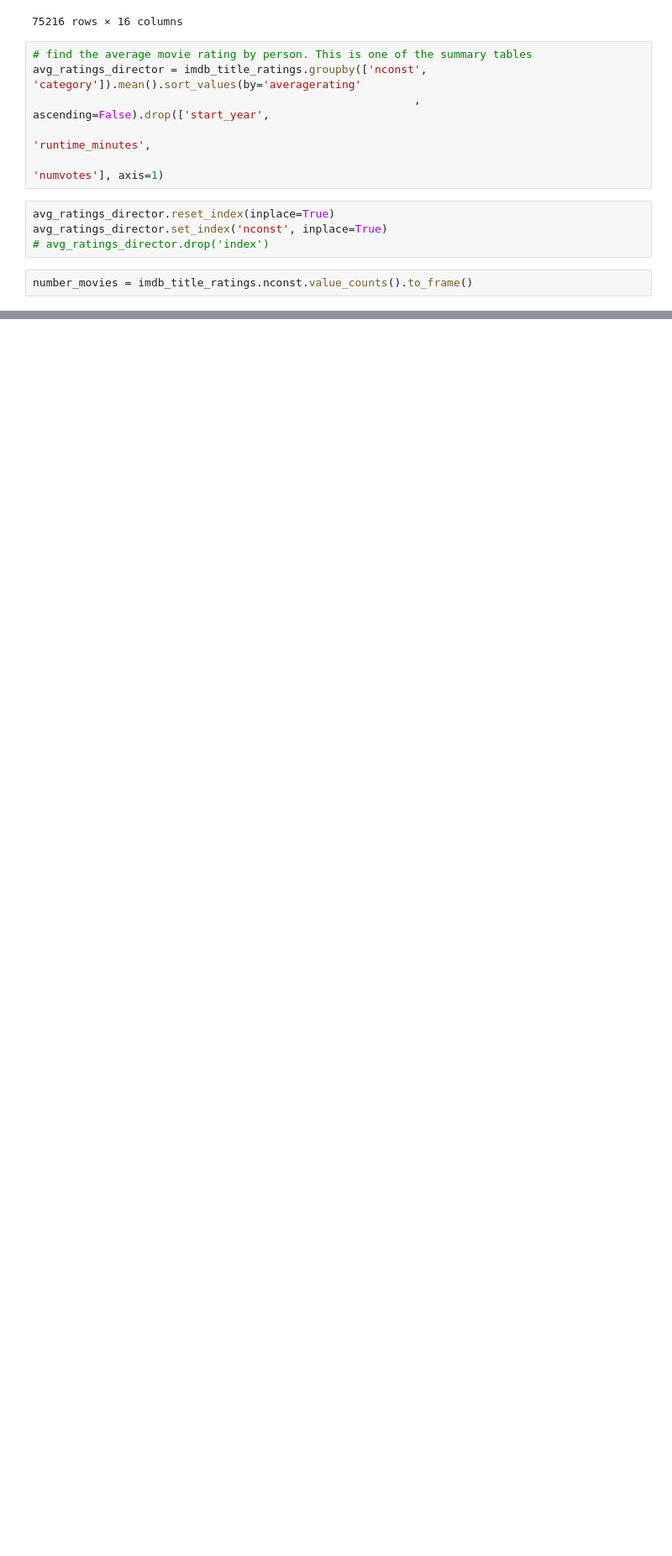
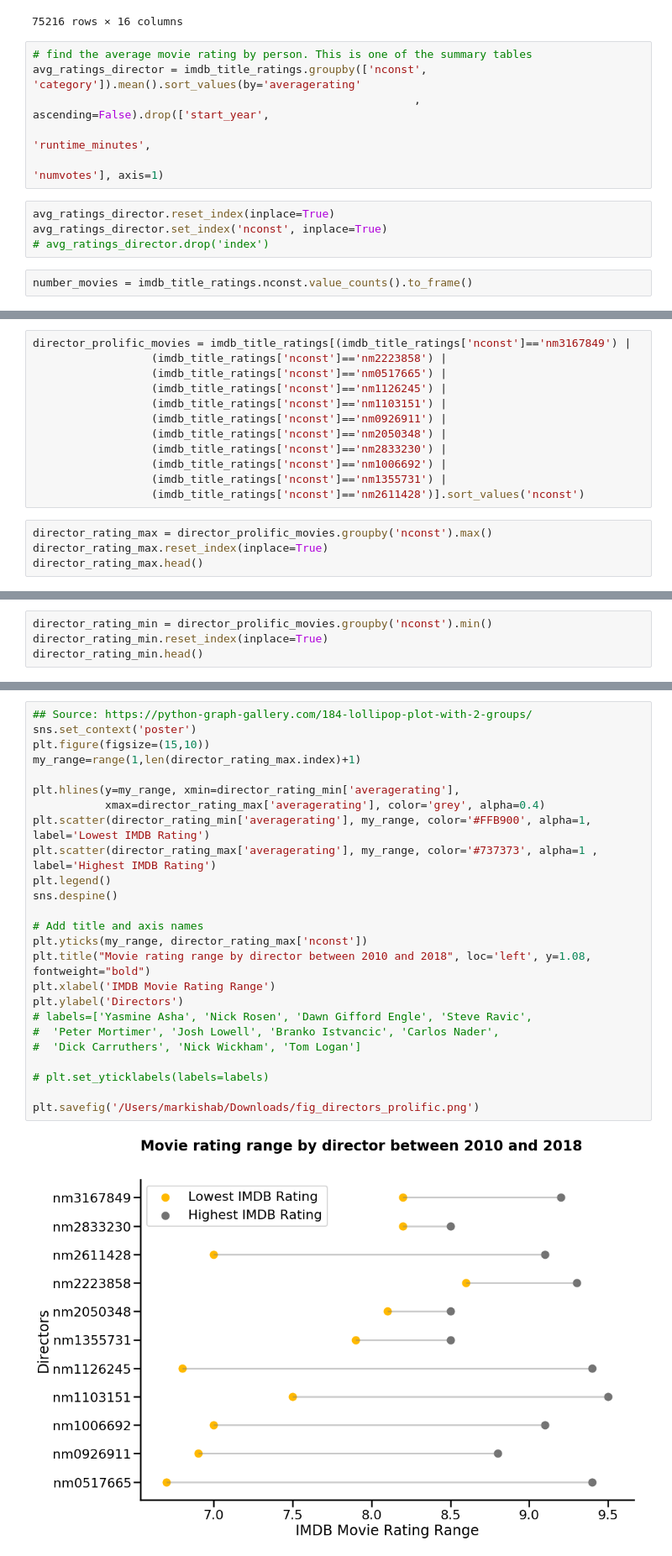
Before and after one commit to mishaberrien/Movie-Performance-Analysis, a Jupyter notebook: movies-eda-mlb.ipynb, the cells around one changed output, grey strips where cells are left out. Shown at 84% size. Saved outputs shown, nothing was run; the diff lists cells and outputs as text; blank space fills up the shorter version.

```diff
--- a/movies-eda-mlb.ipynb
+++ b/movies-eda-mlb.ipynb
@@ -438,0 +434,16 @@ g3.savefig('/Users/markishab/Downloads/fig_directors.png')
+# %%
+director_prolific_movies = imdb_title_ratings[(imdb_title_ratings['nconst']=='nm3167849') |
+                  (imdb_title_ratings['nconst']=='nm2223858') |
+                  (imdb_title_ratings['nconst']=='nm0517665') |
+                  (imdb_title_ratings['nconst']=='nm1126245') |
+                  (imdb_title_ratings['nconst']=='nm1103151') |
+                  (imdb_title_ratings['nconst']=='nm0926911') |
+                  (imdb_title_ratings['nconst']=='nm2050348') |
+                  (imdb_title_ratings['nconst']=='nm2833230') |
+                  (imdb_title_ratings['nconst']=='nm1006692') |
+                  (imdb_title_ratings['nconst']=='nm1355731') |
+                  (imdb_title_ratings['nconst']=='nm2611428')].sort_values('nconst')
+# %%
+director_rating_max = director_prolific_movies.groupby('nconst').max()
+director_rating_max.reset_index(inplace=True)
+director_rating_max.head()
@@ -438,0 +457,4 @@ g3.savefig('/Users/markishab/Downloads/fig_directors.png')
+# %%
+director_rating_min = director_prolific_movies.groupby('nconst').min()
+director_rating_min.reset_index(inplace=True)
+director_rating_min.head()
@@ -438,0 +485,27 @@ g3.savefig('/Users/markishab/Downloads/fig_directors.png')
+# %%
+## Source: https://python-graph-gallery.com/184-lollipop-plot-with-2-groups/
+sns.set_context('poster')
+plt.figure(figsize=(15,10))
+my_range=range(1,len(director_rating_max.index)+1)
+
+plt.hlines(y=my_range, xmin=director_rating_min['averagerating'],
+           xmax=director_rating_max['averagerating'], color='grey', alpha=0.4)
+plt.scatter(director_rating_min['averagerating'], my_range, color='#FFB900', alpha=1, label='Lowest IMDB Rating')
+plt.scatter(director_rating_max['averagerating'], my_range, color='#737373', alpha=1 , label='Highest IMDB Rating')
+plt.legend()
+sns.despine()
+
+# Add title and axis names
+plt.yticks(my_range, director_rating_max['nconst'])
+plt.title("Movie rating range by director between 2010 and 2018", loc='left', y=1.08, fontweight="bold")
+plt.xlabel('IMDB Movie Rating Range')
+plt.ylabel('Directors')
+# labels=['Yasmine Asha', 'Nick Rosen', 'Dawn Gifford Engle', 'Steve Ravic',
+#  'Peter Mortimer', 'Josh Lowell', 'Branko Istvancic', 'Carlos Nader',
+#  'Dick Carruthers', 'Nick Wickham', 'Tom Logan']
+
+# plt.set_yticklabels(labels=labels)
+
+plt.savefig('/Users/markishab/Downloads/fig_directors_prolific.png')
+# %% [output]
+[figure, added]
```
Also changed, not shown: parts of 22 cells of this notebook.
